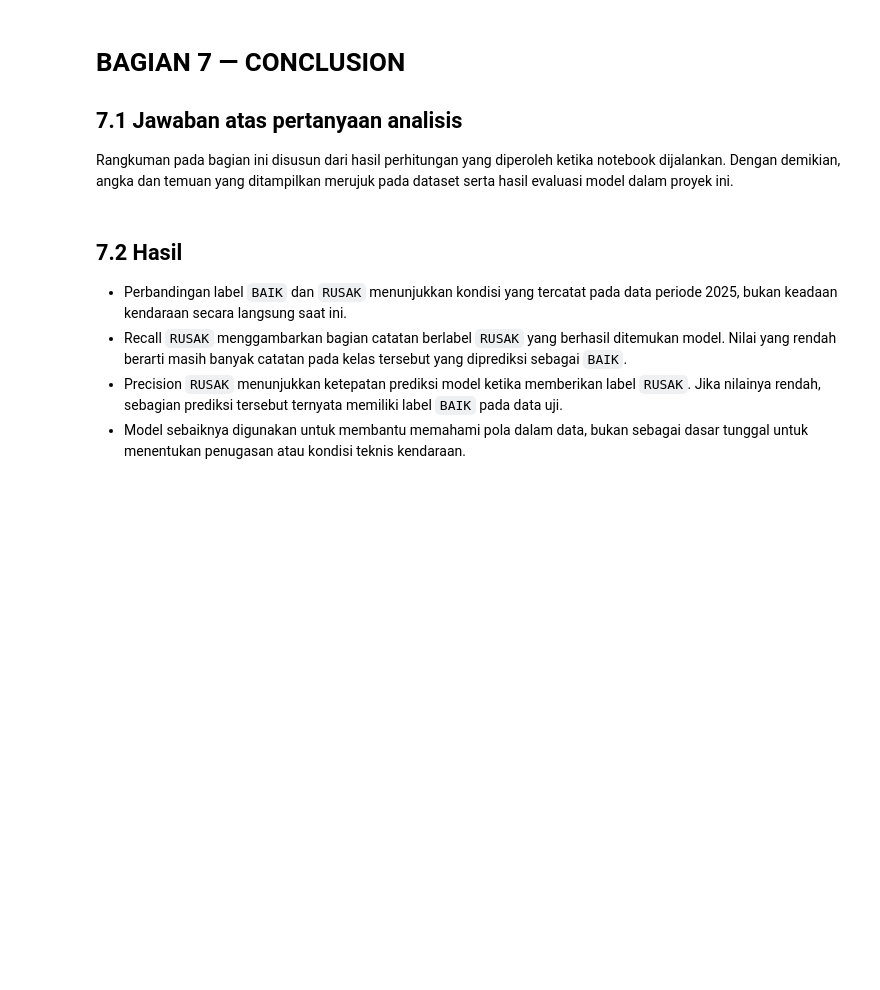
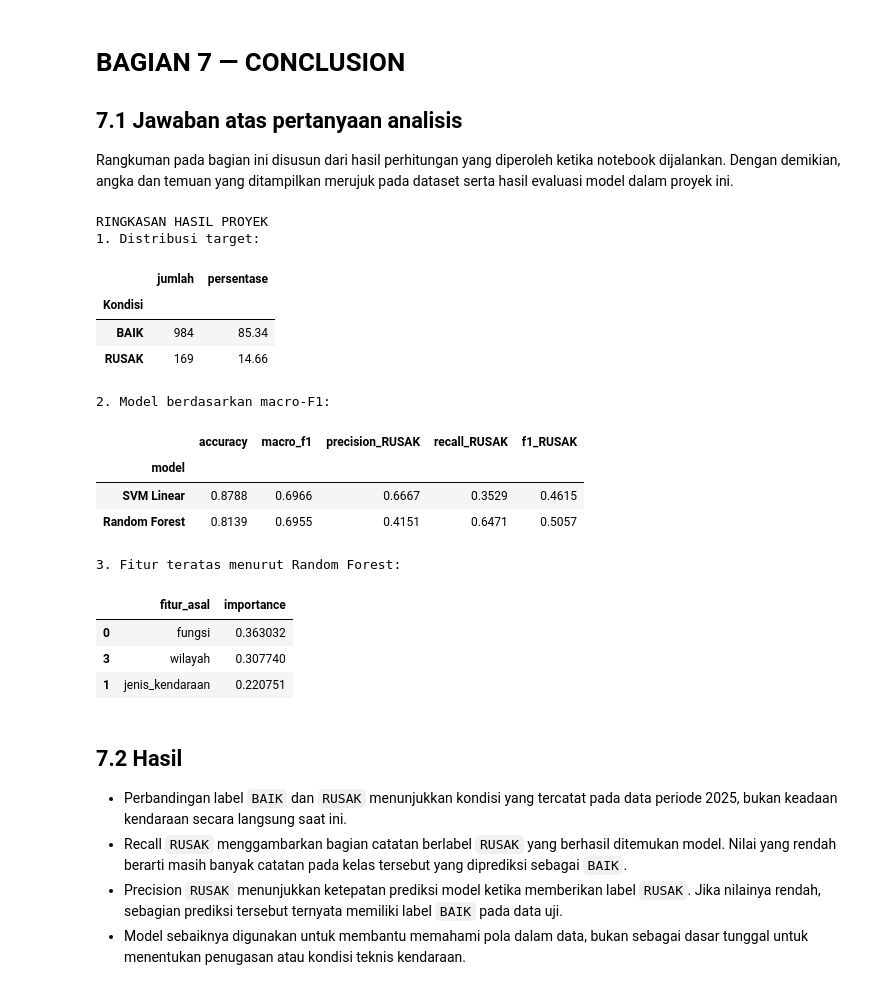
Before and after one commit to Dwiio/50_IF-E_NextLevel, a Jupyter notebook: projek_NextLevel_IF-E.ipynb, the cells around one changed output. Cells and saved outputs as stored; diff of their text form; code cells hidden in the pictures; blank space fills up the shorter version.

```diff
--- a/projek_NextLevel_IF-E.ipynb
+++ b/projek_NextLevel_IF-E.ipynb
@@ -727,6 +780,31 @@ Random Forest menyediakan nilai `feature_importances_` untuk menunjukkan kontrib
 ## 7.1 Jawaban atas pertanyaan analisis
 
 Rangkuman pada bagian ini disusun dari hasil perhitungan yang diperoleh ketika notebook dijalankan. Dengan demikian, angka dan temuan yang ditampilkan merujuk pada dataset serta hasil evaluasi model dalam proyek ini.
+# %%
+print("RINGKASAN HASIL PROYEK")
+print("1. Distribusi target:")
+display(condition_summary)
+print("2. Model berdasarkan macro-F1:")
+display(comparison[["accuracy", "macro_f1", "precision_RUSAK", "recall_RUSAK", "f1_RUSAK"]].round(4))
+print("3. Fitur teratas menurut Random Forest:")
+display(importance_by_feature.head(3))
+# %% [output]
+RINGKASAN HASIL PROYEK
+1. Distribusi target:
+|  | jumlah | persentase |
+| Kondisi |  |  |
+| BAIK | 984 | 85.34 |
+| RUSAK | 169 | 14.66 |
+2. Model berdasarkan macro-F1:
+|  | accuracy | macro_f1 | precision_RUSAK | recall_RUSAK | f1_RUSAK |
+| model |  |  |  |  |  |
+| SVM Linear | 0.8788 | 0.6966 | 0.6667 | 0.3529 | 0.4615 |
+| Random Forest | 0.8139 | 0.6955 | 0.4151 | 0.6471 | 0.5057 |
+3. Fitur teratas menurut Random Forest:
+|  | fitur_asal | importance |
+| 0 | fungsi | 0.363032 |
+| 3 | wilayah | 0.307740 |
+| 1 | jenis_kendaraan | 0.220751 |
 # %% [markdown]
 ## 7.2 Hasil
 
```
Also changed, not shown: parts of 3 cells of this notebook.
